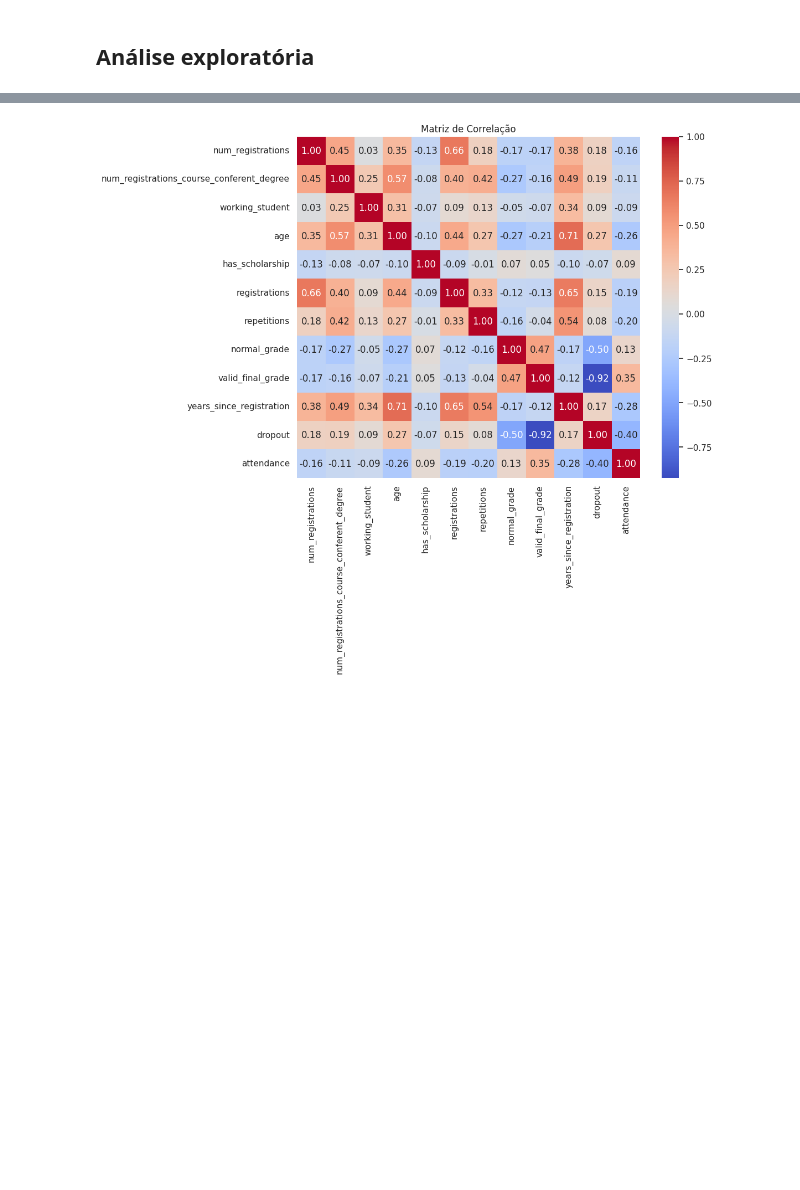
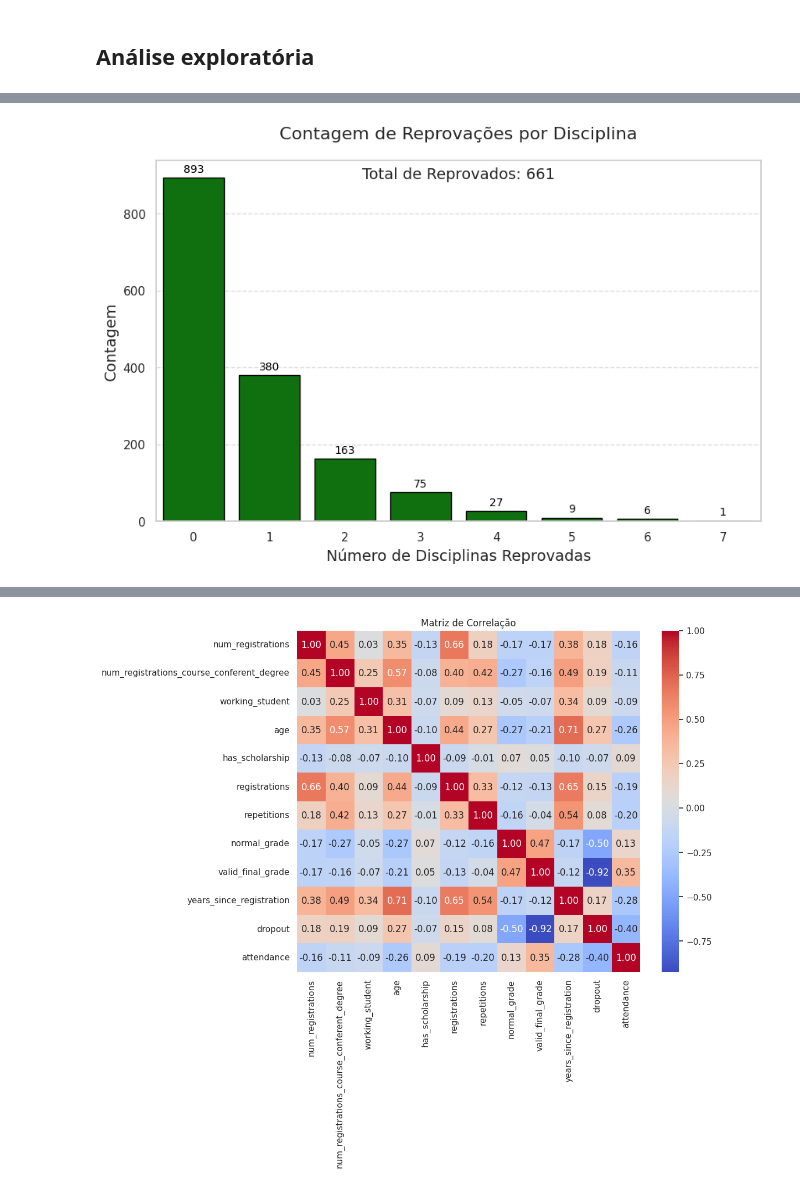
Before and after one commit to larissavvsous/Mineracao-de-Dados, a Jupyter notebook: Trabalho_final_Mineração.ipynb, the cells around one changed output, grey strips where cells are left out. Cells and saved outputs as stored; diff of their text form; code cells hidden in the pictures; blank space fills up the shorter version.

```diff
--- a/Trabalho_final_Mineração.ipynb
+++ b/Trabalho_final_Mineração.ipynb
@@ -239,0 +238,19 @@ plt.show()
+# %%
+sns.set(style="whitegrid")
+plt.figure(figsize=(10, 6))
+ax = sns.countplot(x='repetitions', data=df, color='green', edgecolor='black')
+plt.grid(axis='y', linestyle='--', alpha=0.7)
+plt.title('Contagem de Reprovações por Disciplina', fontsize=16, pad=20)
+plt.xlabel('Número de Disciplinas Reprovadas', fontsize=14)
+plt.ylabel('Contagem', fontsize=14)
+
+for p in ax.patches:
+    ax.annotate(f'{int(p.get_height())}', (p.get_x() + p.get_width() / 2., p.get_height()),
+                ha='center', va='baseline', fontsize=10, color='black', xytext=(0, 5),
+                textcoords='offset points')
+
+total_reprovados = df[df['repetitions'] > 0]['repetitions'].count()
+plt.text(0.5, 0.95, f'Total de Reprovados: {total_reprovados}', transform=ax.transAxes, ha='center', fontsize=14)
+plt.show()
+# %% [output]
+[figure, added]
```
Also changed, not shown: parts of 8 cells of this notebook.
